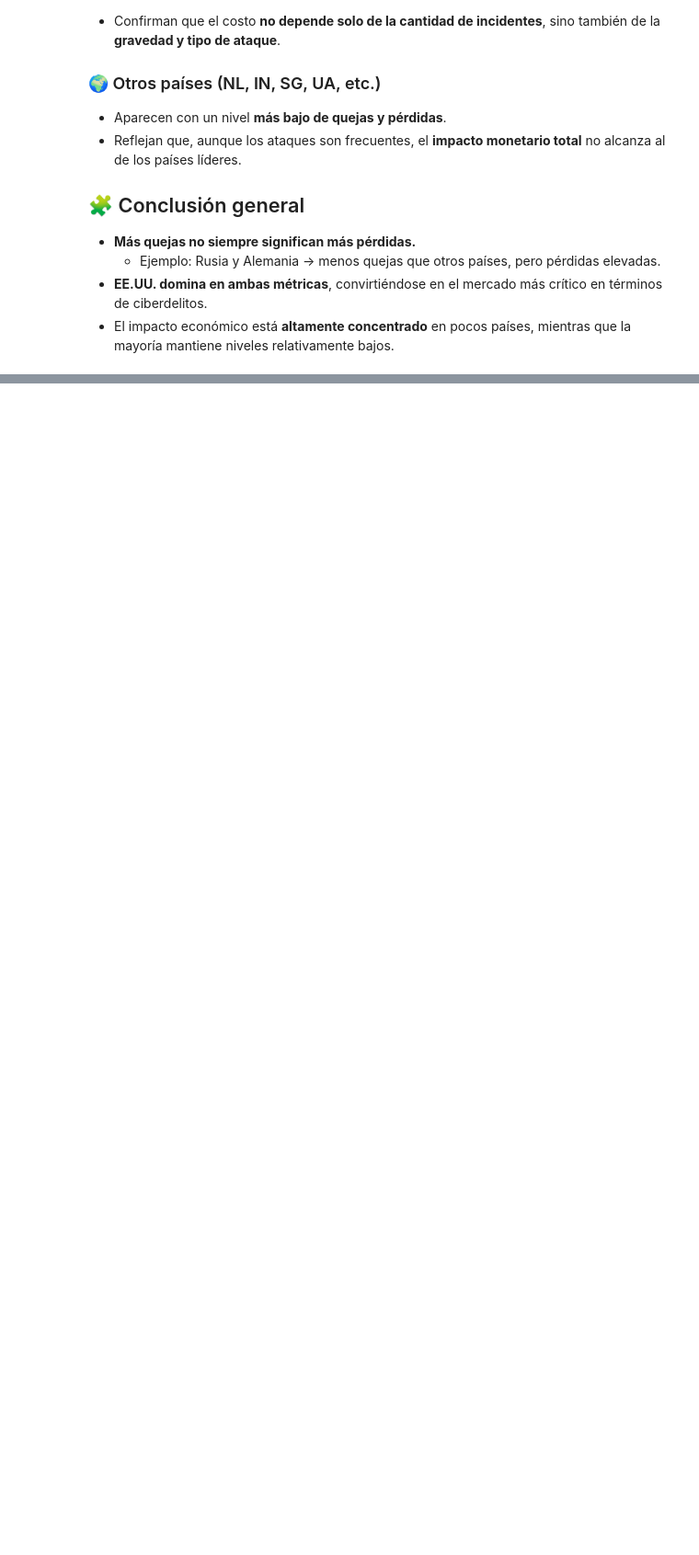
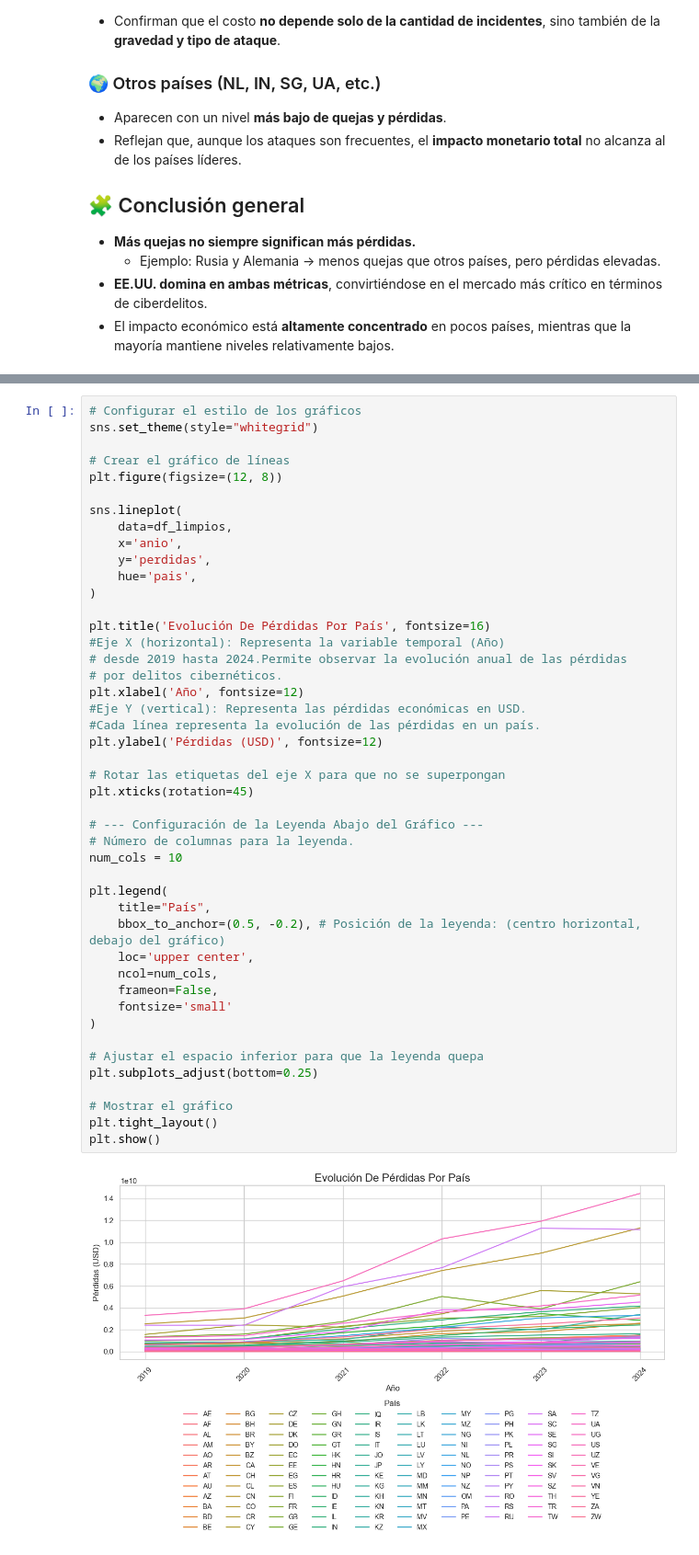
Before and after one commit to anmerinoto/Tramiento_Datos_Incidentes_Ciberseguridad, a Jupyter notebook: incidentes_ciberseguridad.ipynb, the cells around one changed output, grey strips where cells are left out. Shown at 92% size. Saved outputs shown, nothing was run; the diff lists cells and outputs as text; blank space fills up the shorter version.

Commit message:
Gráficos de lineas y area apilada

```diff
--- a/incidentes_ciberseguridad.ipynb
+++ b/incidentes_ciberseguridad.ipynb
@@ -157,0 +163,47 @@ El análisis de la dispersión entre el número de **quejas** y el monto de **p
+# %%
+# Configurar el estilo de los gráficos
+sns.set_theme(style="whitegrid")
+
+# Crear el gráfico de líneas
+plt.figure(figsize=(12, 8))
+
+sns.lineplot(
+    data=df_limpios,
+    x='anio',
+    y='perdidas',
+    hue='pais',
+)
+
+plt.title('Evolución De Pérdidas Por País', fontsize=16)
+#Eje X (horizontal): Representa la variable temporal (Año)
+# desde 2019 hasta 2024.Permite observar la evolución anual de las pérdidas
+# por delitos cibernéticos.
+plt.xlabel('Año', fontsize=12)
+#Eje Y (vertical): Representa las pérdidas económicas en USD.
+#Cada línea representa la evolución de las pérdidas en un país.
+plt.ylabel('Pérdidas (USD)', fontsize=12)
+
+# Rotar las etiquetas del eje X para que no se superpongan
+plt.xticks(rotation=45)
+
+# --- Configuración de la Leyenda Abajo del Gráfico ---
+# Número de columnas para la leyenda.
+num_cols = 10
+
+plt.legend(
+    title="País",
+    bbox_to_anchor=(0.5, -0.2), # Posición de la leyenda: (centro horizontal, debajo del gráfico)
+    loc='upper center',
+    ncol=num_cols,
+    frameon=False,
+    fontsize='small'
+)
+
+# Ajustar el espacio inferior para que la leyenda quepa
+plt.subplots_adjust(bottom=0.25)
+
+# Mostrar el gráfico
+plt.tight_layout()
+plt.show()
+# %% [output]
+[figure, added]
```
Also changed, not shown: parts of 5 cells of this notebook.
